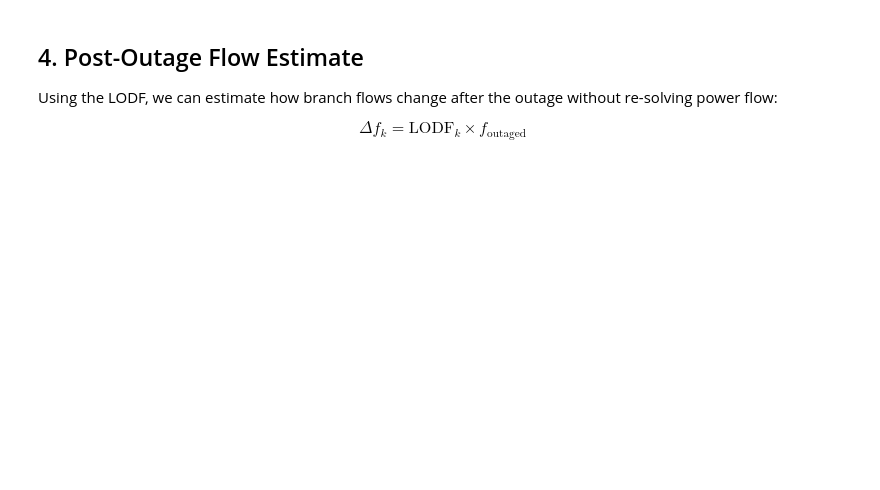
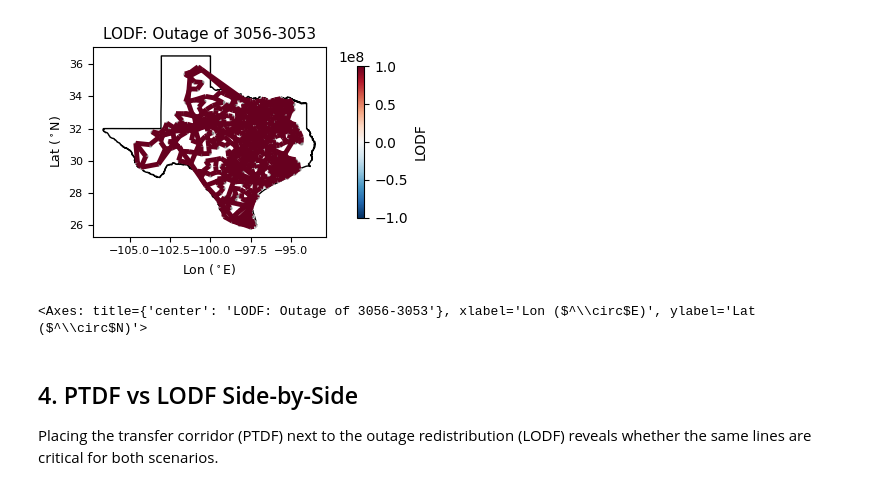
Before and after one commit to lukelowry/ESApp, a Jupyter notebook: examples/steady_state/05_ptdf_lodf_analysis.ipynb, the cells around one changed output. Cells and saved outputs as stored; diff of their text form; code cells hidden in the pictures; blank space fills up the shorter version.

```diff
--- a/examples/steady_state/05_ptdf_lodf_analysis.ipynb
+++ b/examples/steady_state/05_ptdf_lodf_analysis.ipynb
@@ -85,10 +113,18 @@ lodf_df.head()
 # %%
-plot_lodf(lodf_df)
+lodf_df = pw.lodf(branch_key, method='DC')
+
+plot_sensitivity_map(
+    lines_geo, lodf_df['LineLODF'].values,
+    shape=SHAPE,
+    title=f'LODF: Outage of {branch_key[0]}-{branch_key[1]}',
+    clabel='LODF',
+)
+# %% [output]
+[figure, added]
+<Axes: title={'center': 'LODF: Outage of 3056-3053'}, xlabel='Lon ($^\\circ$E)', ylabel='Lat ($^\\circ$N)'>
 # %% [markdown]
-## 4. Post-Outage Flow Estimate
+## 4. PTDF vs LODF Side-by-Side
 
-Using the LODF, we can estimate how branch flows change after the outage
-without re-solving power flow:
-
-$$\Delta f_k = \text{LODF}_k \times f_{\text{outaged}}$$
+Placing the transfer corridor (PTDF) next to the outage redistribution
+(LODF) reveals whether the same lines are critical for both scenarios.
 # %%
```
Also changed, not shown: parts of 20 cells of this notebook, 4 other files.
